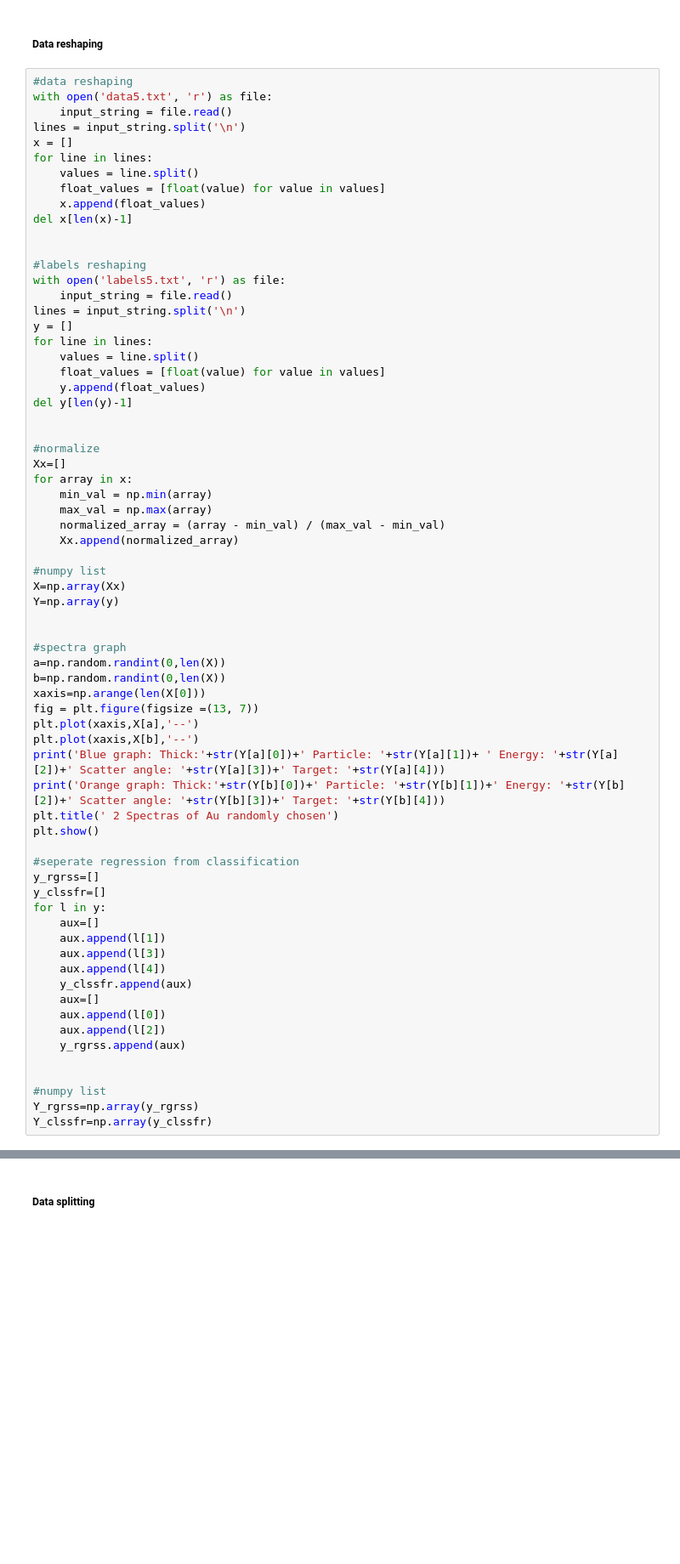
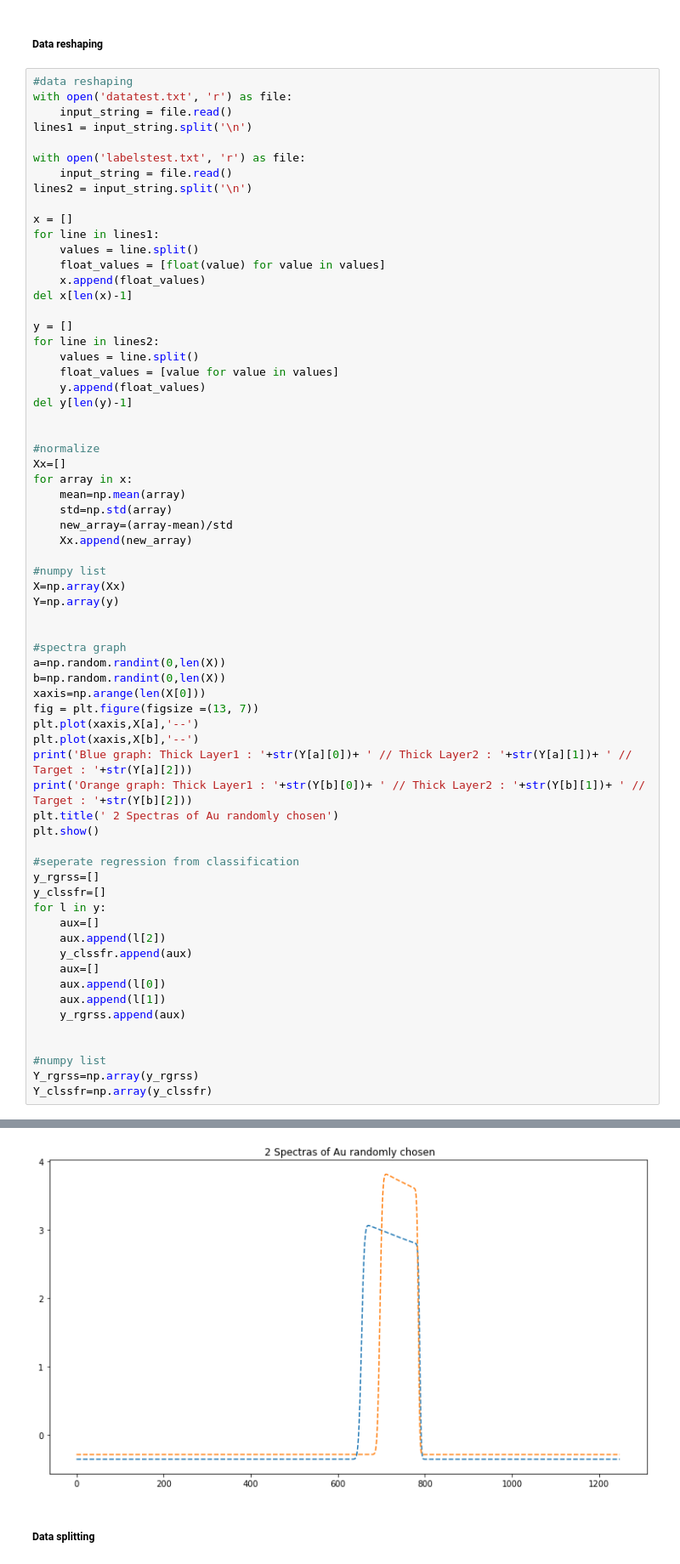
Before and after one commit to bernardombsoares/AI_Analysis_RBS_Spectra, a Jupyter notebook: rbs_ann.ipynb, the cells around one changed output, grey strips where cells are left out. Shown: that part at 85% size. Drawn from its saved outputs; the diff is of its cells as text; blank space fills up the shorter version.

```diff
--- a/rbs_ann.ipynb
+++ b/rbs_ann.ipynb
@@ -932,25 +954,25 @@ print(calculate_accuracy(predictions,y_test))
 ##### Data reshaping
 # %%
 #data reshaping
-with open('data5.txt', 'r') as file:
+with open('datatest.txt', 'r') as file:
     input_string = file.read()
-lines = input_string.split('\n')
+lines1 = input_string.split('\n')
+
+with open('labelstest.txt', 'r') as file:
+    input_string = file.read()
+lines2 = input_string.split('\n')
+
 x = []
-for line in lines:
+for line in lines1:
     values = line.split()
     float_values = [float(value) for value in values]
     x.append(float_values)
 del x[len(x)-1]
 
-
-#labels reshaping
-with open('labels5.txt', 'r') as file:
-    input_string = file.read()
-lines = input_string.split('\n')
 y = []
-for line in lines:
+for line in lines2:
     values = line.split()
-    float_values = [float(value) for value in values]
+    float_values = [value for value in values]
     y.append(float_values)
 del y[len(y)-1]
 
@@ -958,10 +980,10 @@ del y[len(y)-1]
 #normalize
 Xx=[]
 for array in x:
-    min_val = np.min(array)
-    max_val = np.max(array)
-    normalized_array = (array - min_val) / (max_val - min_val)
-    Xx.append(normalized_array)
+    mean=np.mean(array)
+    std=np.std(array)
+    new_array=(array-mean)/std
+    Xx.append(new_array)
 
 #numpy list
 X=np.array(Xx)
@@ -975,8 +997,8 @@ xaxis=np.arange(len(X[0]))
 fig = plt.figure(figsize =(13, 7))
 plt.plot(xaxis,X[a],'--')
 plt.plot(xaxis,X[b],'--')
-print('Blue graph: Thick:'+str(Y[a][0])+' Particle: '+str(Y[a][1])+ ' Energy: '+str(Y[a][2])+' Scatter angle: '+str(Y[a][3])+' Target: '+str(Y[a][4]))
-print('Orange graph: Thick:'+str(Y[b][0])+' Particle: '+str(Y[b][1])+' Energy: '+str(Y[b][2])+' Scatter angle: '+str(Y[b][3])+' Target: '+str(Y[b][4]))
+print('Blue graph: Thick Layer1 : '+str(Y[a][0])+ ' // Thick Layer2 : '+str(Y[a][1])+ ' // Target : '+str(Y[a][2]))
+print('Orange graph: Thick Layer1 : '+str(Y[b][0])+ ' // Thick Layer2 : '+str(Y[b][1])+ ' // Target : '+str(Y[b][2]))
 plt.title(' 2 Spectras of Au randomly chosen')
 plt.show()
 
@@ -985,16 +1007,15 @@ y_rgrss=[]
 y_clssfr=[]
 for l in y:
     aux=[]
-    aux.append(l[1])
-    aux.append(l[3])
-    aux.append(l[4])
+    aux.append(l[2])
     y_clssfr.append(aux)
     aux=[]
     aux.append(l[0])
-    aux.append(l[2])
+    aux.append(l[1])
     y_rgrss.append(aux)
 
 
 #numpy list
 Y_rgrss=np.array(y_rgrss)
 Y_clssfr=np.array(y_clssfr)
+# %% [output]
@@ -1001,3 +1024,4 @@ Y_clssfr=np.array(y_clssfr)
+[figure, added]
 # %% [markdown]
 ##### Data splitting
 # %%
```
Also changed, not shown: parts of 14 cells of this notebook.
